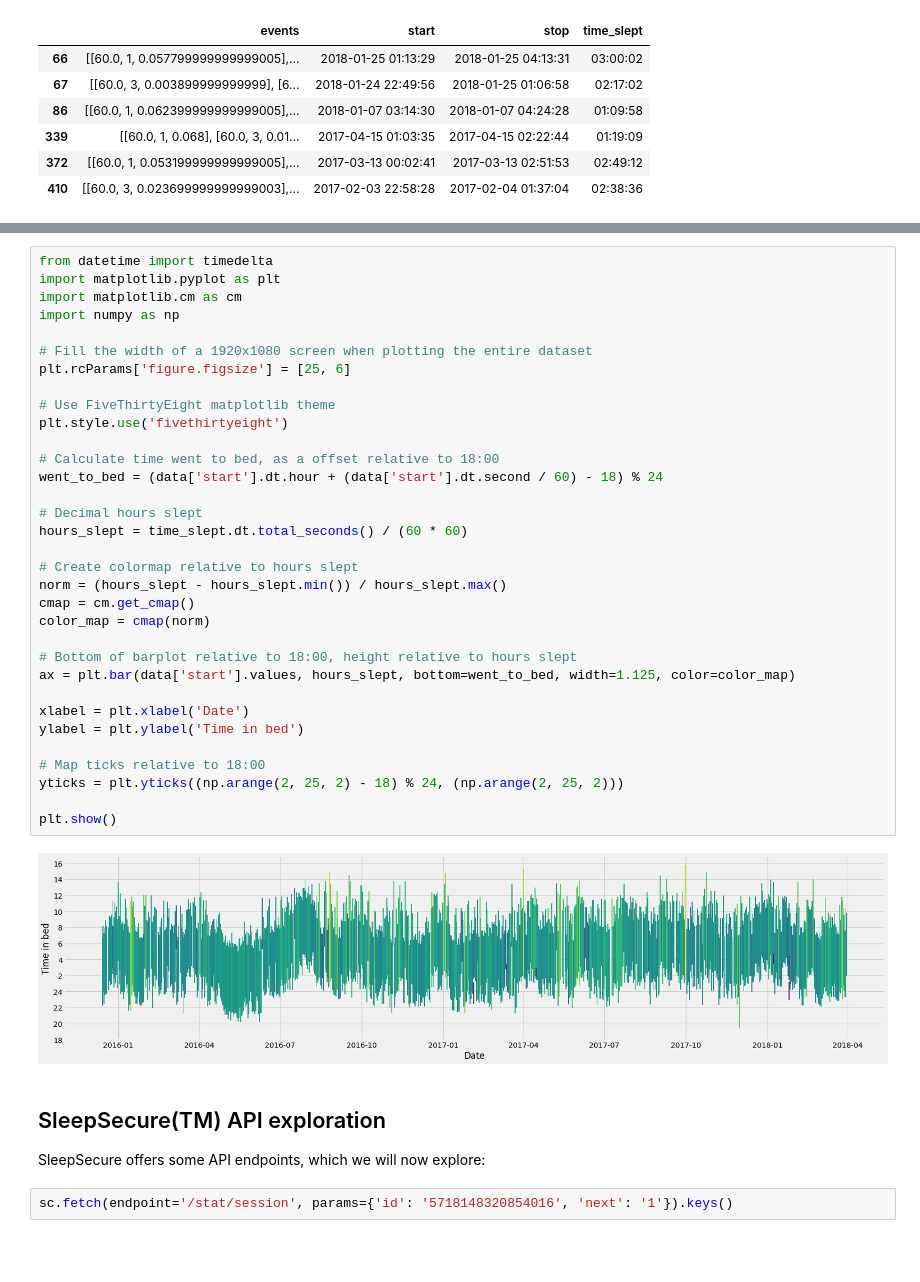
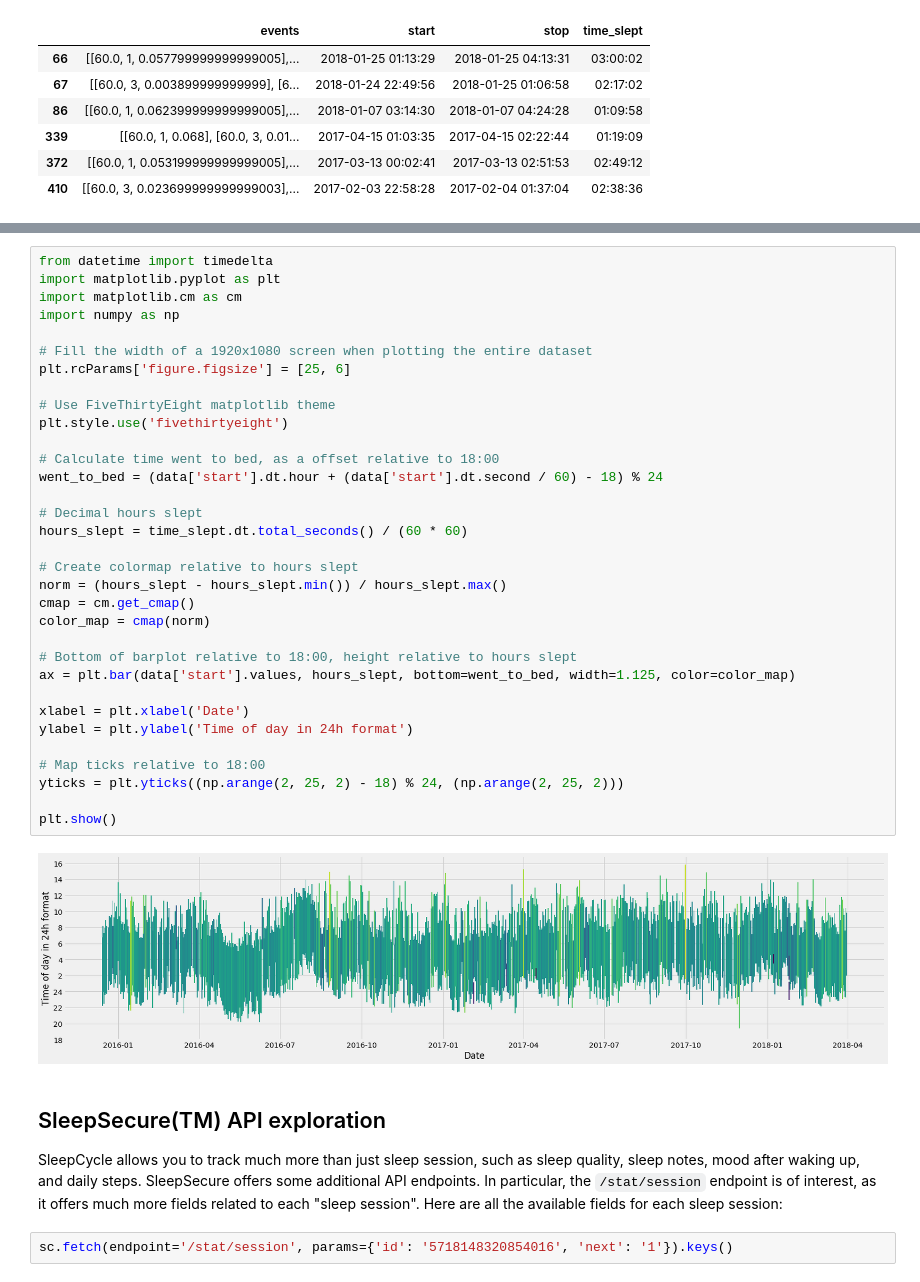
Before and after one commit to JakobGM/quelf, a Jupyter notebook: sleepcycle.ipynb, the cells around one changed output, grey strips where cells are left out. Drawn from its saved outputs; the diff is of its cells as text; blank space fills up the shorter version.

```diff
--- a/sleepcycle.ipynb
+++ b/sleepcycle.ipynb
@@ -90,38 +98,38 @@ import matplotlib.pyplot as plt
 import matplotlib.cm as cm
 import numpy as np
 
 # Fill the width of a 1920x1080 screen when plotting the entire dataset
 plt.rcParams['figure.figsize'] = [25, 6]
 
 # Use FiveThirtyEight matplotlib theme
 plt.style.use('fivethirtyeight')
 
 # Calculate time went to bed, as a offset relative to 18:00
 went_to_bed = (data['start'].dt.hour + (data['start'].dt.second / 60) - 18) % 24
 
 # Decimal hours slept
 hours_slept = time_slept.dt.total_seconds() / (60 * 60)
 
 # Create colormap relative to hours slept
 norm = (hours_slept - hours_slept.min()) / hours_slept.max()
 cmap = cm.get_cmap()
 color_map = cmap(norm)
 
 # Bottom of barplot relative to 18:00, height relative to hours slept
 ax = plt.bar(data['start'].values, hours_slept, bottom=went_to_bed, width=1.125, color=color_map)
 
 xlabel = plt.xlabel('Date')
-ylabel = plt.ylabel('Time in bed')
+ylabel = plt.ylabel('Time of day in 24h format')
 
 # Map ticks relative to 18:00
 yticks = plt.yticks((np.arange(2, 25, 2) - 18) % 24, (np.arange(2, 25, 2)))
 
 plt.show()
 # %% [output]
-[figure, old version]
+[figure, new version]
-# %% [markdown]
-## SleepSecure(TM) API exploration
-SleepSecure offers some API endpoints, which we will now explore:
+# %% [markdown]
+## SleepSecure(TM) API exploration
+SleepCycle allows you to track much more than just sleep session, such as sleep quality, sleep notes, mood after waking up, and daily steps. SleepSecure offers some additional API endpoints. In particular, the ``/stat/session`` endpoint is of interest, as it offers much more fields related to each "sleep session". Here are all the available fields for each sleep session:
 # %%
 sc.fetch(endpoint='/stat/session', params={'id': '5718148320854016', 'next': '1'}).keys()
 # %% [output]
```
Also changed, not shown: parts of 11 cells of this notebook.
